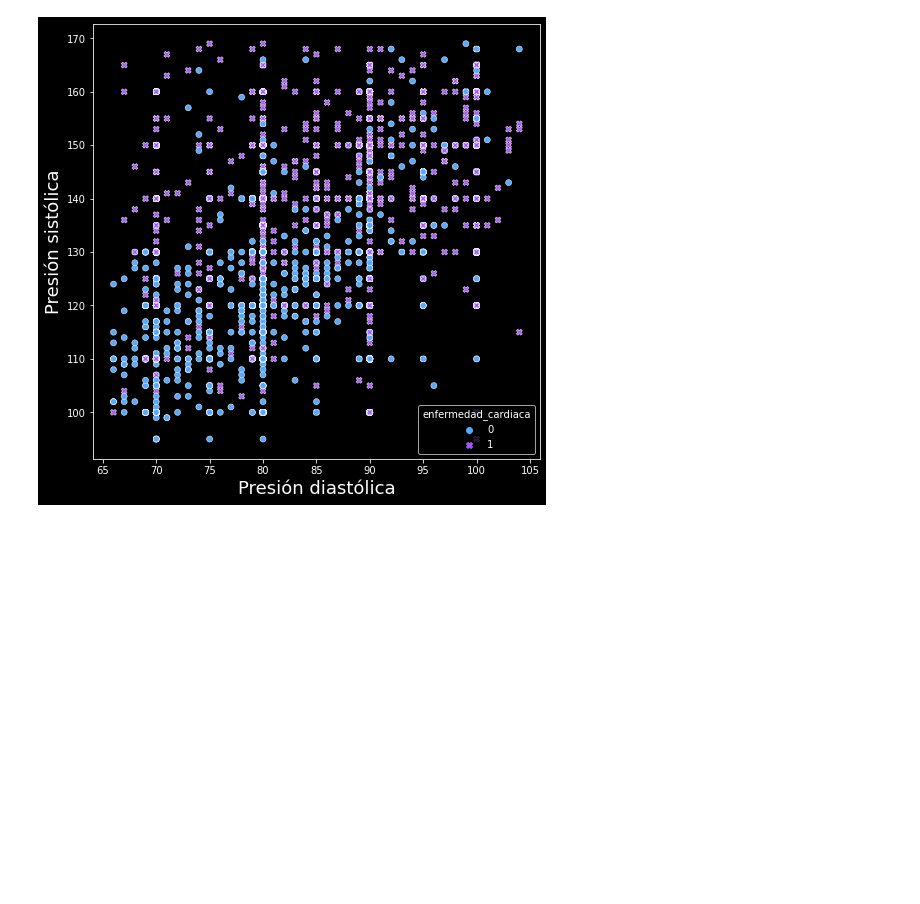
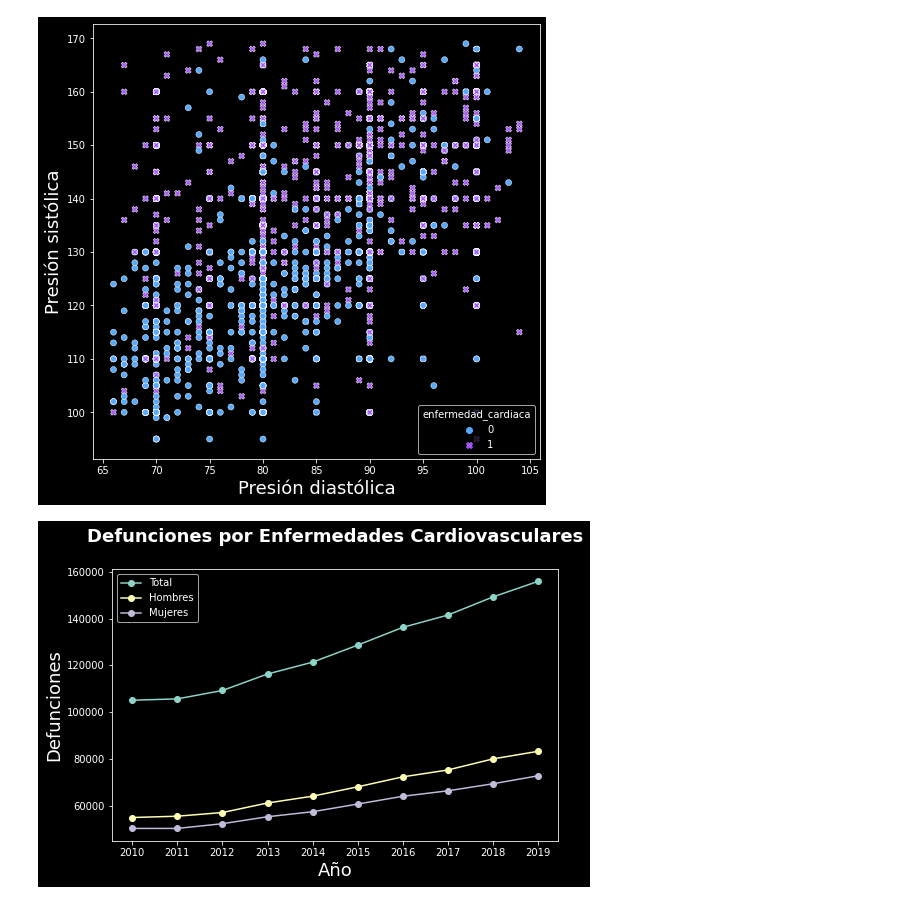
Before and after one commit to angyf/Proyecto_Final, a Jupyter notebook: Graficas.ipynb, the cells around one changed output. Saved outputs shown, nothing was run; the diff lists cells and outputs as text; code cells hidden in the pictures; blank space fills up the shorter version.

```diff
--- a/Graficas.ipynb
+++ b/Graficas.ipynb
@@ -34,3 +35,27 @@ ax.set_ylabel("Presión sistólica",fontsize=18)
 # %% [output]
 Text(0, 0.5, 'Presión sistólica')
 [figure]
+# %%
+
+#Cargamos nuestro dataset
+url='https://drive.google.com/file/d/1Q_ywhZHAJ1XDNlWsMe4ru2N9-Wqny_ZW/view?usp=sharing'
+path = 'https://drive.google.com/uc?export=download&id='+url.split('/')[-2]
+df = pd.read_csv(path)
+# %%
+plt.style.use("dark_background")
+df=df[df['PERIODO']>2009]
+colors=sns.color_palette("Purples",3)
+
+fig, ax = plt.subplots(figsize=(8,5))
+#damos formato de porcentaje al eje x
+formatter = FuncFormatter(lambda x, p: format(int(x)))
+ax.xaxis.set_major_formatter(formatter)
+ax.plot_date(df['PERIODO'],df['TOTAL'],ls='-')
+ax.plot_date(df['PERIODO'],df['HOMBRE'],ls='-')
+ax.plot_date(df['PERIODO'],df['MUJER'],ls='-')
+ax.set_xlabel("Año",fontsize=18)
+ax.set_ylabel("Defunciones",fontsize=18)
+ax.set_title("Defunciones por Enfermedades Cardiovasculares\n",fontsize=18, weight='bold')
+ax.legend(['Total','Hombres','Mujeres']);
+# %% [output]
+[figure, added]
```
Also changed, not shown: parts of 1 cell of this notebook.
